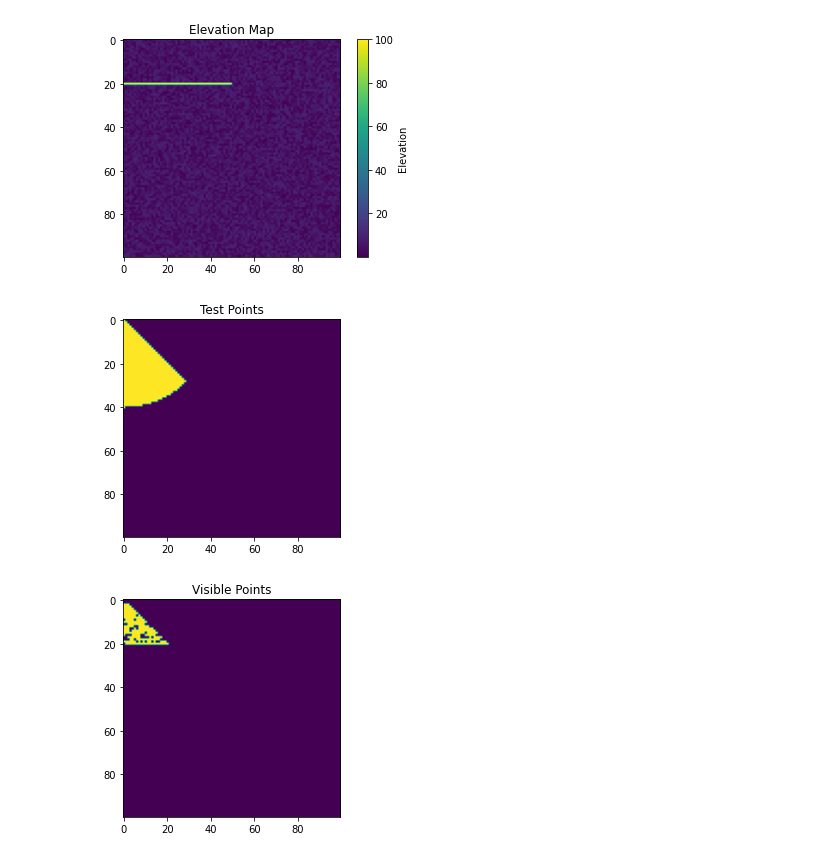
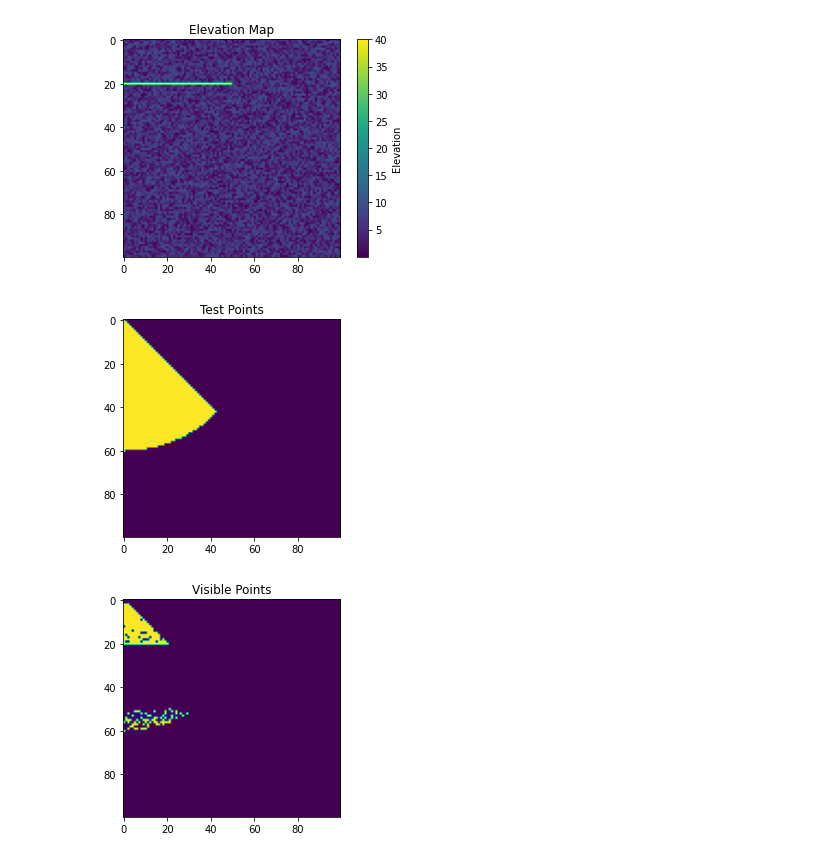
Before and after one commit to aidenrosebush/ESC472-2023, a Jupyter notebook: Viewshed_LOS.ipynb, the cells around one changed output. Saved outputs shown, nothing was run; the diff lists cells and outputs as text; code cells hidden in the pictures.

```diff
--- a/Viewshed_LOS.ipynb
+++ b/Viewshed_LOS.ipynb
@@ -52,7 +52,7 @@ def getViewshed(map, point, direction, r, elevation):
   visiblePoints = []
 
   for testPoint in t:
-    if testPoint[0] != point[0] and testPoint[1] != point[1]: #don't consider the ad location itself
+    if testPoint[0] != point[0] or testPoint[1] != point[1]: #don't consider the ad location itself
       elevations = []
       line = tcod.los.bresenham(point,testPoint) #get grid coordinates to search through
       max = -1 #elevation data must bottom out at 0
@@ -77,14 +77,14 @@ def plotVisiblePoints(map, visiblePoints):
 # %%
 map = np.random.uniform(0, 10, (100,100))
 for i in range(0,50,1):
-  map[20][i] = 100
+  map[20][i] = 40
 point = [0,0]
 direction = [1,-1]
-r = 40
-elevation = 40
+r = 60
+elevation = 60
 v = getViewshed(map, point, direction, r, elevation)
 plotVisiblePoints(map, v)
 # %% [output]
-[figure, old version]
+[figure, new version]
-[figure, old version]
+[figure, new version]
-[figure, old version]
+[figure, new version]
```
Also changed, not shown: parts of 1 cell of this notebook.
